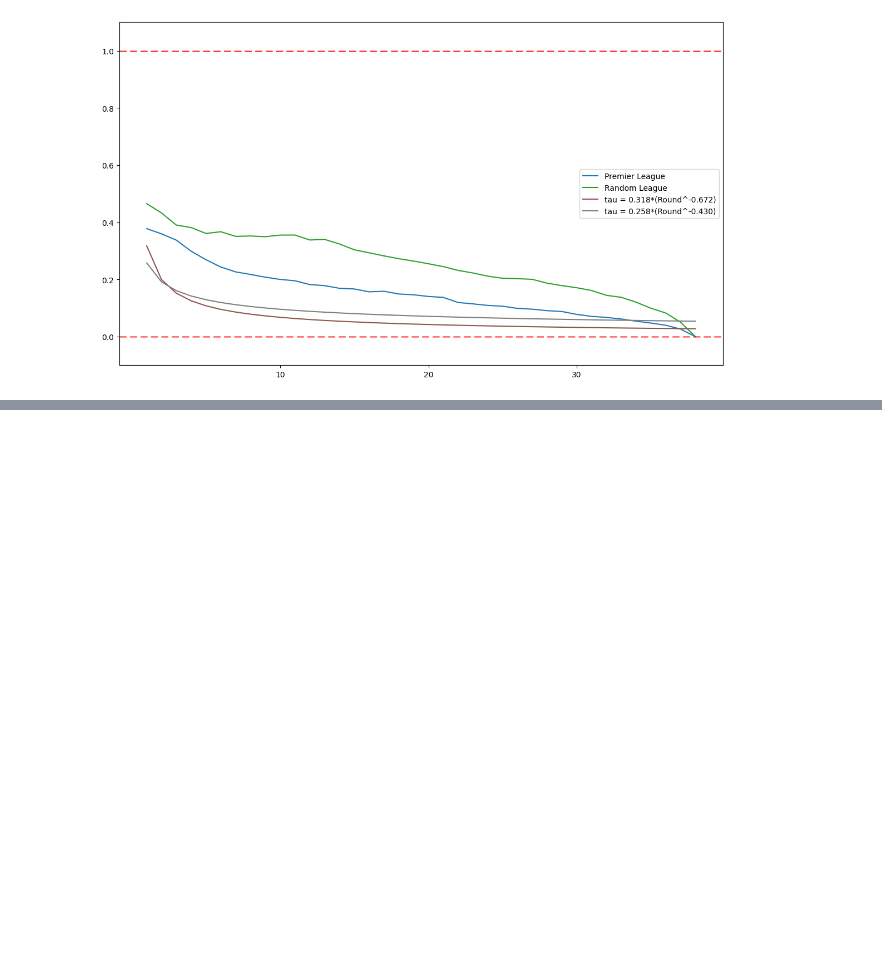
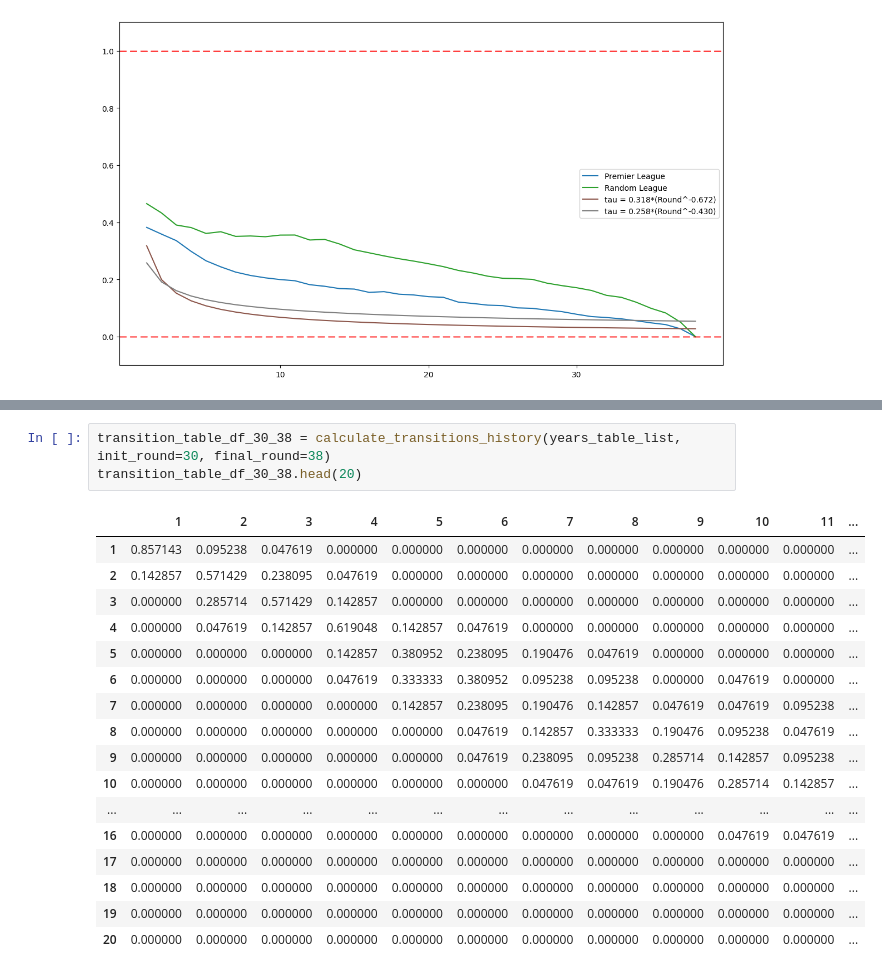
Before and after one commit to VictorOrtins/PartialStandingsBrasileirao, a Jupyter notebook: notebooks/premier_league_analysis.ipynb, the cells around one changed output, grey strips where cells are left out. Saved outputs shown, nothing was run; the diff lists cells and outputs as text; blank space fills up the shorter version.

```diff
--- a/notebooks/premier_league_analysis.ipynb
+++ b/notebooks/premier_league_analysis.ipynb
@@ -115,0 +169,21 @@ tau_visualization([tau_mean_pl, mean_tau_random, power_law_1_points, power_law_2
+# %%
+transition_table_df_30_38 = calculate_transitions_history(years_table_list, init_round=30, final_round=38)
+transition_table_df_30_38.head(20)
+# %% [output]
+|  | 1 | 2 | 3 | 4 | 5 | 6 | 7 | 8 | 9 | 10 | 11 | ... |
+| 1 | 0.857143 | 0.095238 | 0.047619 | 0.000000 | 0.000000 | 0.000000 | 0.000000 | 0.000000 | 0.000000 | 0.000000 | 0.000000 | ... |
+| 2 | 0.142857 | 0.571429 | 0.238095 | 0.047619 | 0.000000 | 0.000000 | 0.000000 | 0.000000 | 0.000000 | 0.000000 | 0.000000 | ... |
+| 3 | 0.000000 | 0.285714 | 0.571429 | 0.142857 | 0.000000 | 0.000000 | 0.000000 | 0.000000 | 0.000000 | 0.000000 | 0.000000 | ... |
+| 4 | 0.000000 | 0.047619 | 0.142857 | 0.619048 | 0.142857 | 0.047619 | 0.000000 | 0.000000 | 0.000000 | 0.000000 | 0.000000 | ... |
+| 5 | 0.000000 | 0.000000 | 0.000000 | 0.142857 | 0.380952 | 0.238095 | 0.190476 | 0.047619 | 0.000000 | 0.000000 | 0.000000 | ... |
+| 6 | 0.000000 | 0.000000 | 0.000000 | 0.047619 | 0.333333 | 0.380952 | 0.095238 | 0.095238 | 0.000000 | 0.047619 | 0.000000 | ... |
+| 7 | 0.000000 | 0.000000 | 0.000000 | 0.000000 | 0.142857 | 0.238095 | 0.190476 | 0.142857 | 0.047619 | 0.047619 | 0.095238 | ... |
+| 8 | 0.000000 | 0.000000 | 0.000000 | 0.000000 | 0.000000 | 0.047619 | 0.142857 | 0.333333 | 0.190476 | 0.095238 | 0.047619 | ... |
+| 9 | 0.000000 | 0.000000 | 0.000000 | 0.000000 | 0.000000 | 0.047619 | 0.238095 | 0.095238 | 0.285714 | 0.142857 | 0.095238 | ... |
+| 10 | 0.000000 | 0.000000 | 0.000000 | 0.000000 | 0.000000 | 0.000000 | 0.047619 | 0.047619 | 0.190476 | 0.285714 | 0.142857 | ... |
+| ... | ... | ... | ... | ... | ... | ... | ... | ... | ... | ... | ... | ... |
+| 16 | 0.000000 | 0.000000 | 0.000000 | 0.000000 | 0.000000 | 0.000000 | 0.000000 | 0.000000 | 0.000000 | 0.047619 | 0.047619 | ... |
+| 17 | 0.000000 | 0.000000 | 0.000000 | 0.000000 | 0.000000 | 0.000000 | 0.000000 | 0.000000 | 0.000000 | 0.000000 | 0.000000 | ... |
+| 18 | 0.000000 | 0.000000 | 0.000000 | 0.000000 | 0.000000 | 0.000000 | 0.000000 | 0.000000 | 0.000000 | 0.000000 | 0.000000 | ... |
+| 19 | 0.000000 | 0.000000 | 0.000000 | 0.000000 | 0.000000 | 0.000000 | 0.000000 | 0.000000 | 0.000000 | 0.000000 | 0.000000 | ... |
+| 20 | 0.000000 | 0.000000 | 0.000000 | 0.000000 | 0.000000 | 0.000000 | 0.000000 | 0.000000 | 0.000000 | 0.000000 | 0.000000 | ... |
```
Also changed, not shown: parts of 6 cells of this notebook, 1 other file.
